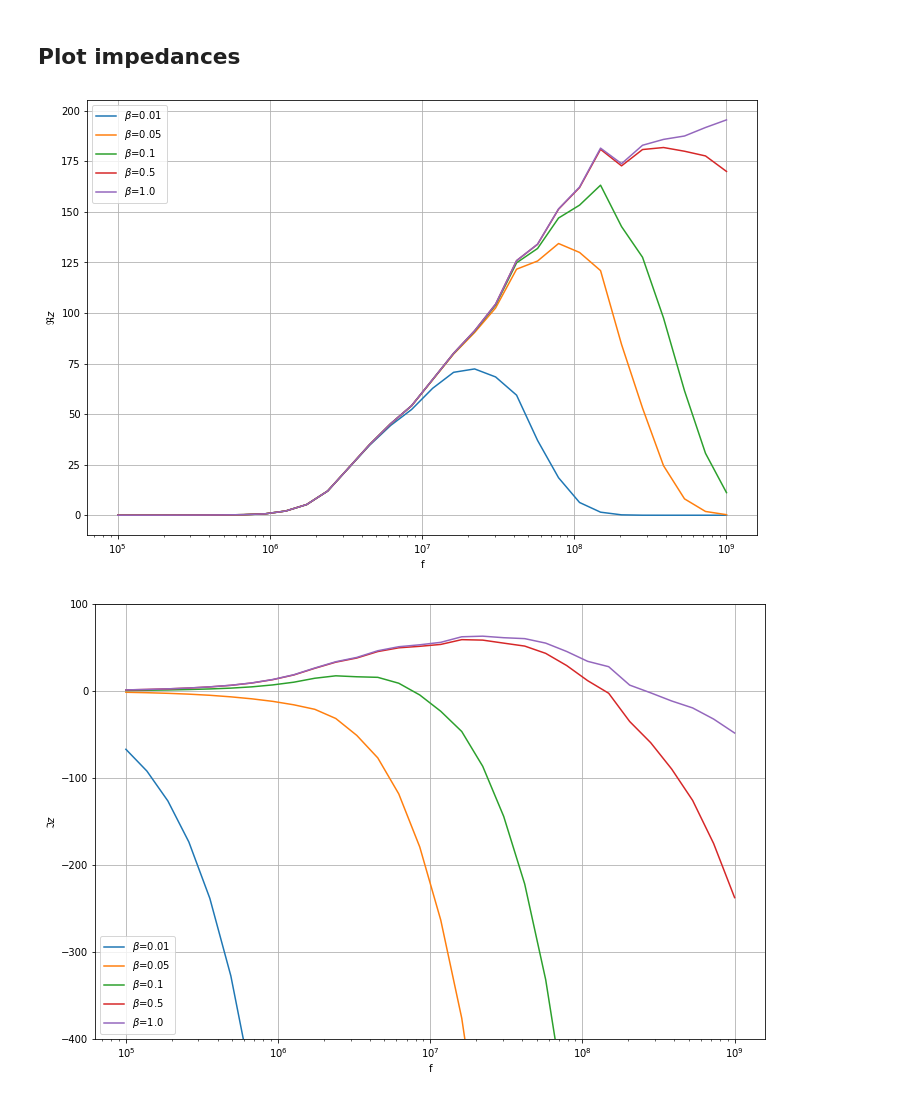
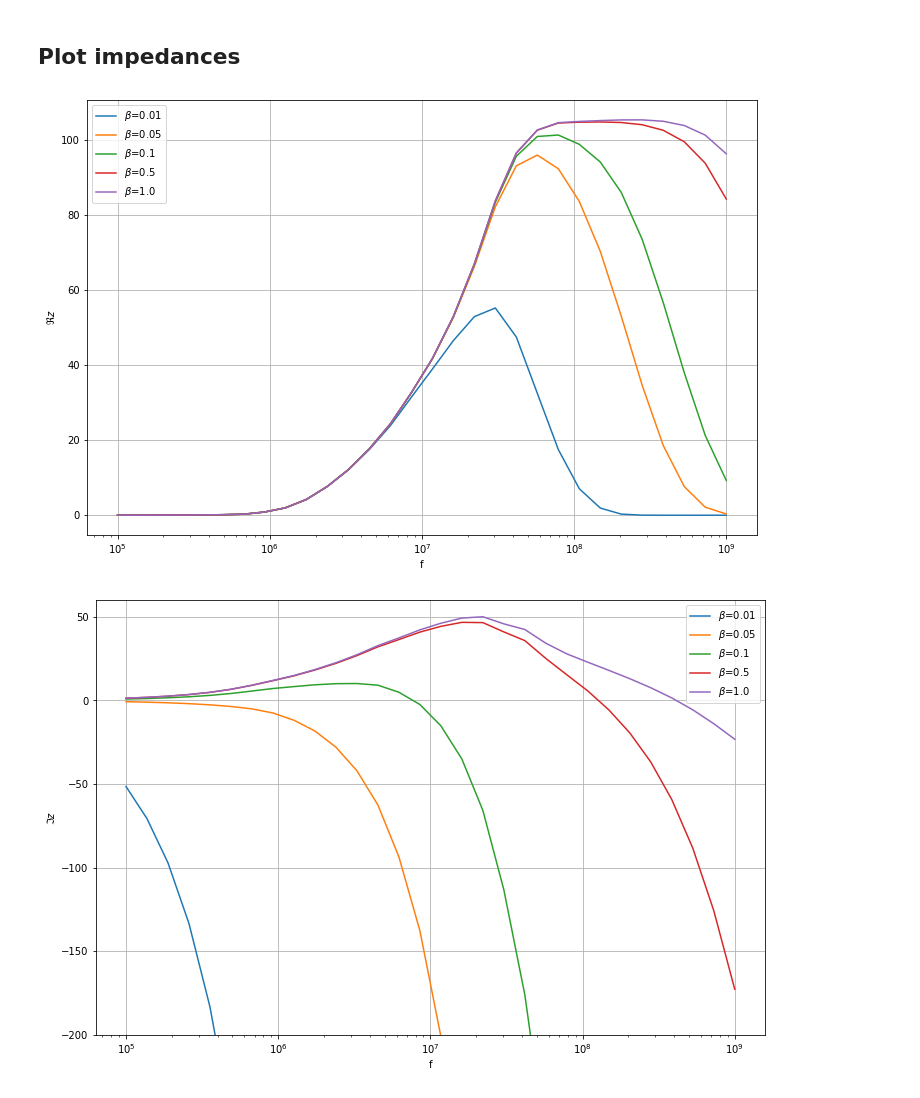
Before and after one commit to CREMLIN-PLUS-WP4-TASK3/BeamImpedance2DX, a Jupyter notebook: examples/05_ferrite_ring_monopole/ferrite_ring_monopole.ipynb, the cells around one changed output. Drawn from its saved outputs; the diff is of its cells as text; code cells hidden in the pictures.

```diff
--- a/examples/05_ferrite_ring_monopole/ferrite_ring_monopole.ipynb
+++ b/examples/05_ferrite_ring_monopole/ferrite_ring_monopole.ipynb
@@ -21,12 +21,12 @@ Assign material indices
 # %%
 beam.index = 1
 vacuum.index = 2
-amidon43.index = 3
+mischung43.index = 3
 # %% [markdown]
 Setup mesh and materials
 # %%
 m = bi2d.Mesh("mesh.xdmf")
-mc = bi2d.MaterialMap(m, [beam, vacuum, amidon43])
+mc = bi2d.MaterialMap(m, [beam, vacuum, mischung43])
 # %% [markdown]
 Configure solution
 # %%
@@ -94,16 +94,16 @@ pylab.grid()
 pylab.legend([r"$\beta$=" + f"{b}" for b in betas])
 pylab.show()
 # %% [output]
-[figure, old version]
+[figure, new version]
 # %%
 for d in data:
     pylab.plot(d[:,0], d[:,2]*0.0254)
 pylab.xscale("log")
 pylab.xlabel("f")
-pylab.ylim((-400, 100))
+pylab.ylim((-200, 60))
 pylab.ylabel(r"$\Im{z}$")
 pylab.grid()
 pylab.legend([r"$\beta$=" + f"{b}" for b in betas])
 pylab.show()
 # %% [output]
-[figure, old version]
+[figure, new version]
```
Also changed, not shown: parts of 2 cells of this notebook, 15 other files.
